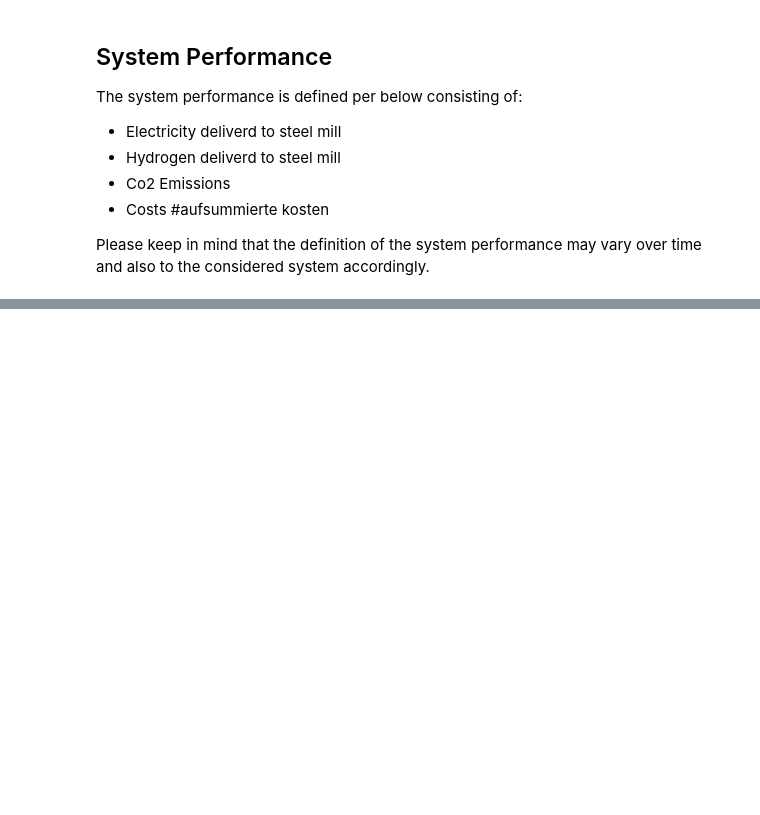
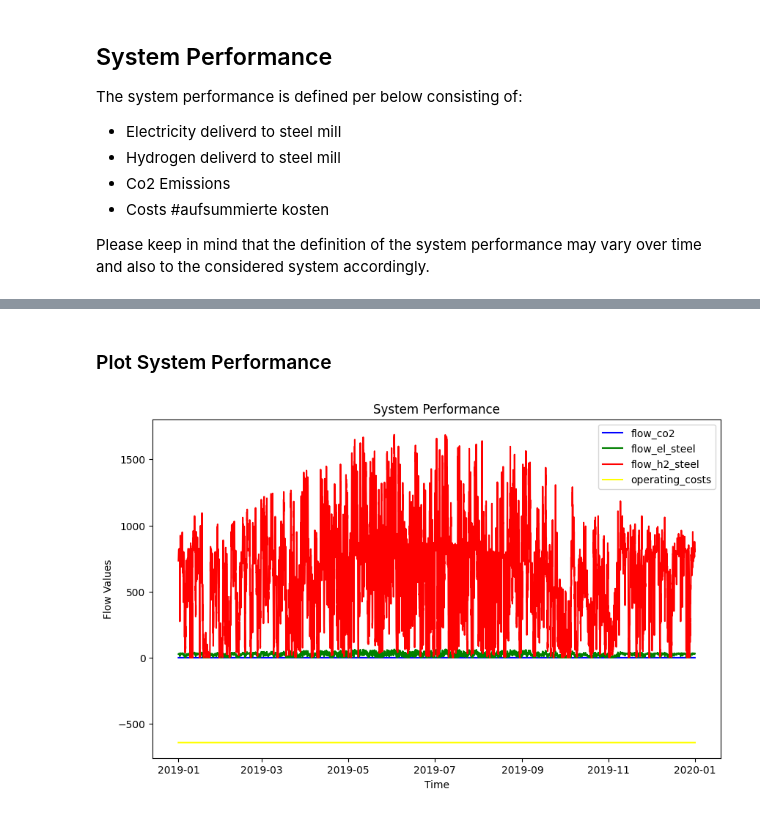
Before and after one commit to annisey/h2_hub_minimalschnitt, a Jupyter notebook: define_system_perfromance.ipynb, the cells around one changed output, grey strips where cells are left out. Cells and saved outputs as stored; diff of their text form; code cells hidden in the pictures; blank space fills up the shorter version.

Commit message:
extracted, normed and plotted system performance

```diff
--- a/define_system_perfromance.ipynb
+++ b/define_system_perfromance.ipynb
@@ -112,0 +39,22 @@ KeyError: ('electricity', 'steel_mill')
+# %%
+#Schlüssel sind objekte (keine Strings!)
+
+# get df flows
+flow_el_steel = results.loc[(energy_system.node['electricity'], energy_system.node['steel_mill'])]['sequences']
+flow_h2_steel = results.loc[(energy_system.node['h2_bus'],  energy_system.node['steel_mill'])]['sequences']
+flow_co2 = results.loc[(energy_system.node['co2_emissions_bus'],  energy_system.node['co2_emissions'])]['sequences']
+operating_costs = results_meta_pd['objective']
+print(operating_costs)
+
+#extract values from df flows
+flow_el_steel_values = flow_el_steel['flow']
+flow_h2_steel_values = flow_h2_steel['flow']
+flow_co2_values = flow_co2['flow']
+operating_costs_values = [operating_costs] * (len(flow_co2_values))
+# Füge die Betriebskosten hinzu, falls sie ein skalarer Wert sind
+# system_performance['operating_costs'] = [operating_costs] * len(system_performance)
+
+# Turn into combined DataFrame
+system_performance = pd.DataFrame({'flow_co2': flow_co2_values, 'flow_el_steel': flow_el_steel_values, 'flow_h2_steel': flow_h2_steel_values, 'operating_costs': operating_costs_values})
+print(system_performance.info())
+print(system_performance.describe())
@@ -112,0 +79,26 @@ KeyError: ('electricity', 'steel_mill')
+# %% [markdown]
+### Plot System Performance
+# %%
+import matplotlib.pyplot as plt
+
+# Erstelle eine Figur und eine Achse
+plt.figure(figsize=(10, 6))
+
+# Plotte die drei Zeitreihen
+plt.plot(system_performance.index, system_performance['flow_co2'], label='flow_co2', color='blue')
+plt.plot(system_performance.index, system_performance['flow_el_steel'], label='flow_el_steel', color='green')
+plt.plot(system_performance.index, system_performance['flow_h2_steel'], label='flow_h2_steel', color='red')
+plt.plot(system_performance.index, system_performance['operating_costs'], label='operating_costs', color='yellow')
+
+# Füge Titel und Beschriftungen hinzu
+plt.title('System Performance')
+plt.xlabel('Time')
+plt.ylabel('Flow Values')
+
+# Füge eine Legende hinzu
+plt.legend()
+
+# Zeige die Abbildung an
+plt.show()
+# %% [output]
+[figure, added]
```
Also changed, not shown: parts of 6 cells of this notebook.
